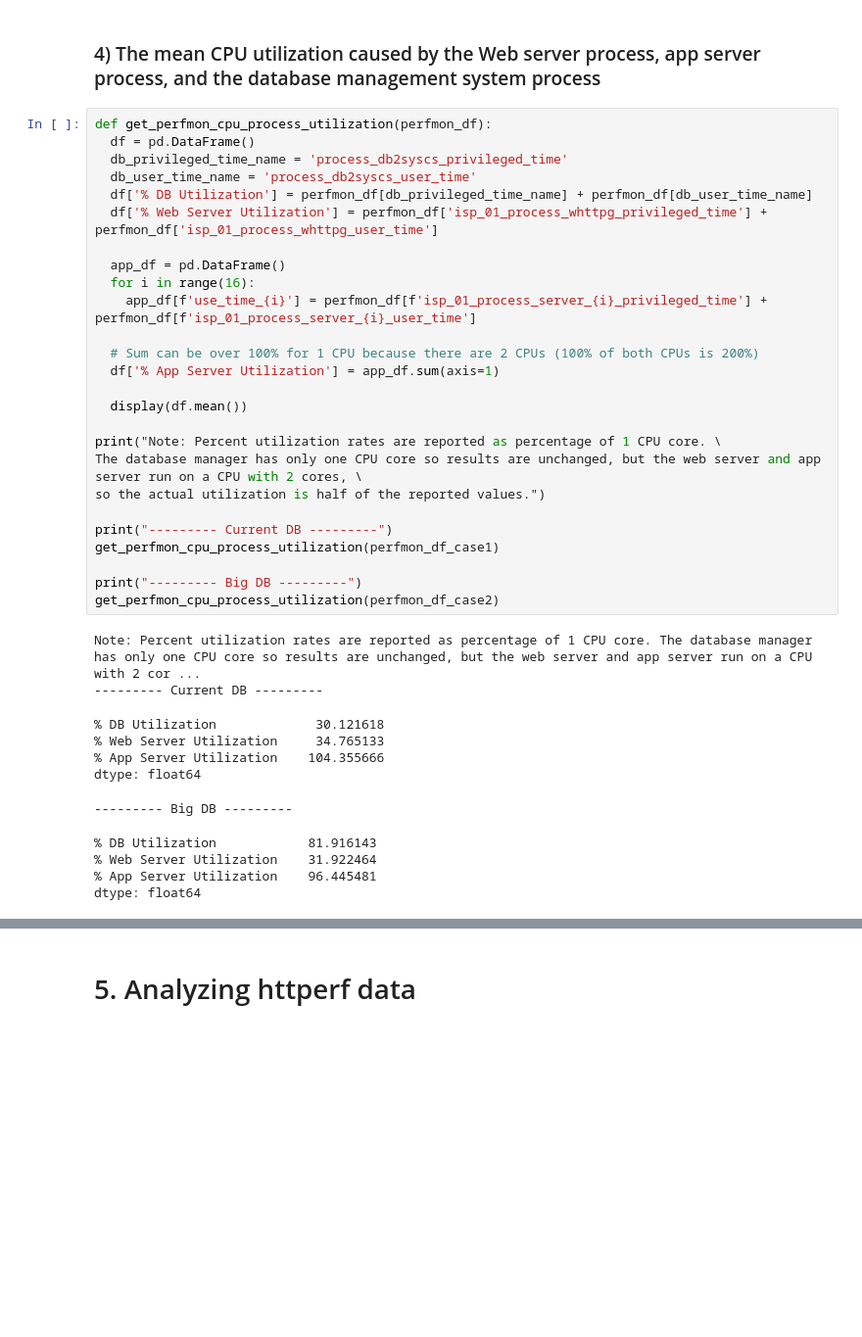
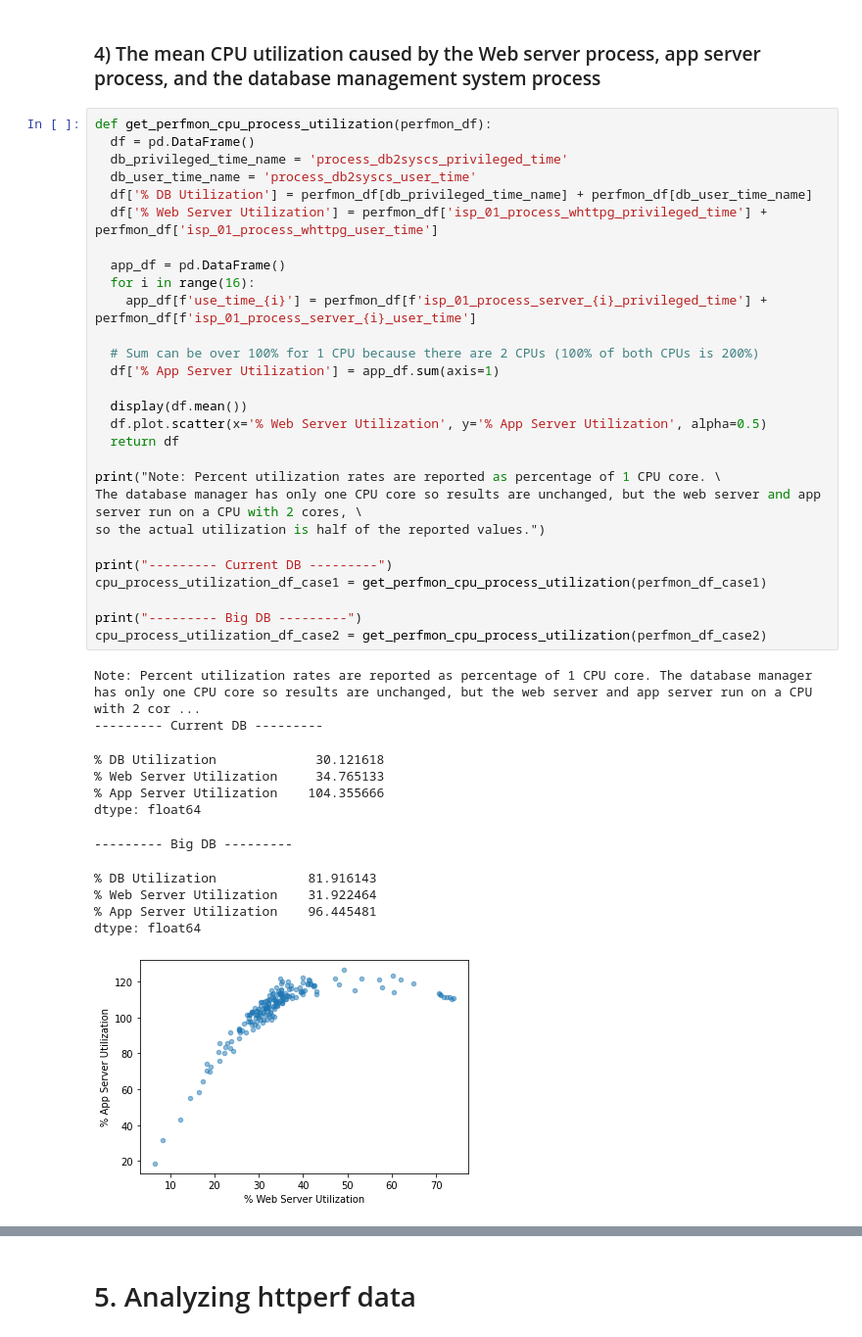
Before and after one commit to Kakkarrot/Big-Data-Energy-2.0, a Jupyter notebook: imp.ipynb, the cells around one changed output, grey strips where cells are left out. Shown: that part at 98% size. Saved outputs shown, nothing was run; the diff lists cells and outputs as text; blank space fills up the shorter version.

```diff
--- a/imp.ipynb
+++ b/imp.ipynb
@@ -447,32 +448,35 @@ def get_perfmon_cpu_process_utilization(perfmon_df):
   df['% Web Server Utilization'] = perfmon_df['isp_01_process_whttpg_privileged_time'] + perfmon_df['isp_01_process_whttpg_user_time']
 
   app_df = pd.DataFrame()
   for i in range(16):
     app_df[f'use_time_{i}'] = perfmon_df[f'isp_01_process_server_{i}_privileged_time'] + perfmon_df[f'isp_01_process_server_{i}_user_time']
 
   # Sum can be over 100% for 1 CPU because there are 2 CPUs (100% of both CPUs is 200%)
   df['% App Server Utilization'] = app_df.sum(axis=1)
 
   display(df.mean())
+  df.plot.scatter(x='% Web Server Utilization', y='% App Server Utilization', alpha=0.5)
+  return df
 
 print("Note: Percent utilization rates are reported as percentage of 1 CPU core. \
 The database manager has only one CPU core so results are unchanged, but the web server and app server run on a CPU with 2 cores, \
 so the actual utilization is half of the reported values.")
 
 print("--------- Current DB ---------")
-get_perfmon_cpu_process_utilization(perfmon_df_case1)
+cpu_process_utilization_df_case1 = get_perfmon_cpu_process_utilization(perfmon_df_case1)
 
 print("--------- Big DB ---------")
-get_perfmon_cpu_process_utilization(perfmon_df_case2)
+cpu_process_utilization_df_case2 = get_perfmon_cpu_process_utilization(perfmon_df_case2)
 # %% [output]
 Note: Percent utilization rates are reported as percentage of 1 CPU core. The database manager has only one CPU core so results are unchanged, but the web server and app server run on a CPU with 2 cor ...
 --------- Current DB ---------
 % DB Utilization             30.121618
 % Web Server Utilization     34.765133
 % App Server Utilization    104.355666
 dtype: float64
 --------- Big DB ---------
 % DB Utilization            81.916143
 % Web Server Utilization    31.922464
 % App Server Utilization    96.445481
 dtype: float64
+[figure, added]
```
Also changed, not shown: parts of 7 cells of this notebook.
